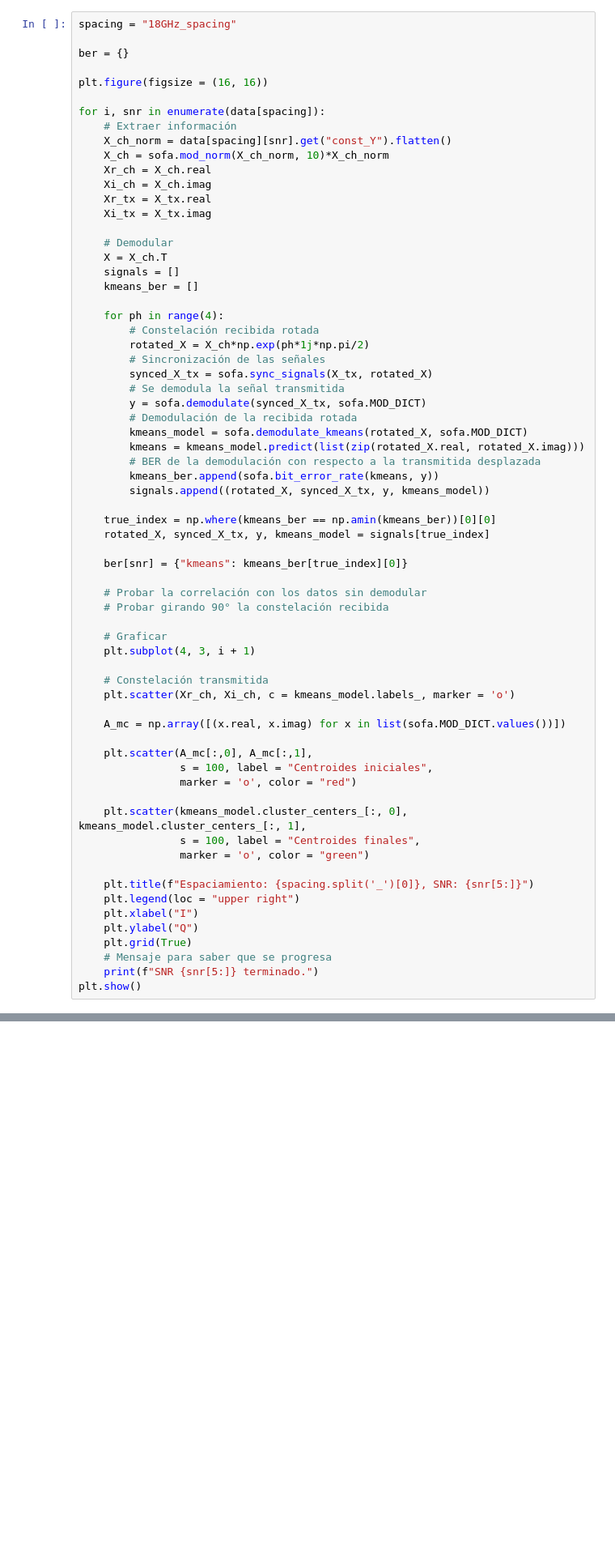
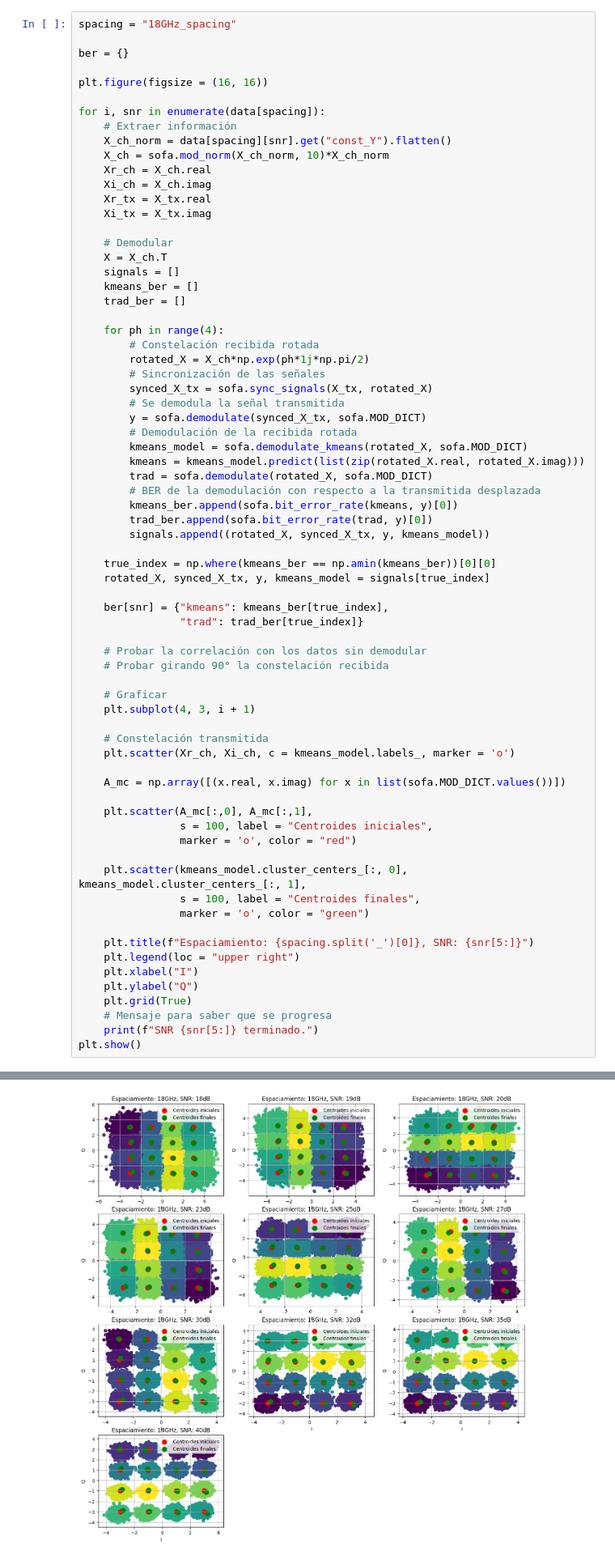
Before and after one commit to jjgranadat/Semillero_SOFA, a Jupyter notebook: knn_svm_kmeans_16qam.ipynb, the cells around one changed output, grey strips where cells are left out. Shown at 81% size. Saved outputs shown, nothing was run; the diff lists cells and outputs as text; blank space fills up the shorter version.

```diff
--- a/knn_svm_kmeans_16qam.ipynb
+++ b/knn_svm_kmeans_16qam.ipynb
@@ -105,6 +105,7 @@ for i, snr in enumerate(data[spacing]):
     X = X_ch.T
     signals = []
     kmeans_ber = []
+    trad_ber = []
 
     for ph in range(4):
         # Constelación recibida rotada
@@ -116,14 +117,17 @@ for i, snr in enumerate(data[spacing]):
         # Demodulación de la recibida rotada
         kmeans_model = sofa.demodulate_kmeans(rotated_X, sofa.MOD_DICT)
         kmeans = kmeans_model.predict(list(zip(rotated_X.real, rotated_X.imag)))
+        trad = sofa.demodulate(rotated_X, sofa.MOD_DICT)
         # BER de la demodulación con respecto a la transmitida desplazada
-        kmeans_ber.append(sofa.bit_error_rate(kmeans, y))
+        kmeans_ber.append(sofa.bit_error_rate(kmeans, y)[0])
+        trad_ber.append(sofa.bit_error_rate(trad, y)[0])
         signals.append((rotated_X, synced_X_tx, y, kmeans_model))
 
     true_index = np.where(kmeans_ber == np.amin(kmeans_ber))[0][0]
     rotated_X, synced_X_tx, y, kmeans_model = signals[true_index]
 
-    ber[snr] = {"kmeans": kmeans_ber[true_index][0]}
+    ber[snr] = {"kmeans": kmeans_ber[true_index],
+                "trad": trad_ber[true_index]}
 
     # Probar la correlación con los datos sin demodular
     # Probar girando 90° la constelación recibida
@@ -162,2 +170,3 @@ SNR 27dB terminado.
+[figure, added]
 # %%
 snr = [18, 19, 20, 23, 25, 27, 30, 32, 35, 40]
```
Also changed, not shown: parts of 2 cells of this notebook.
